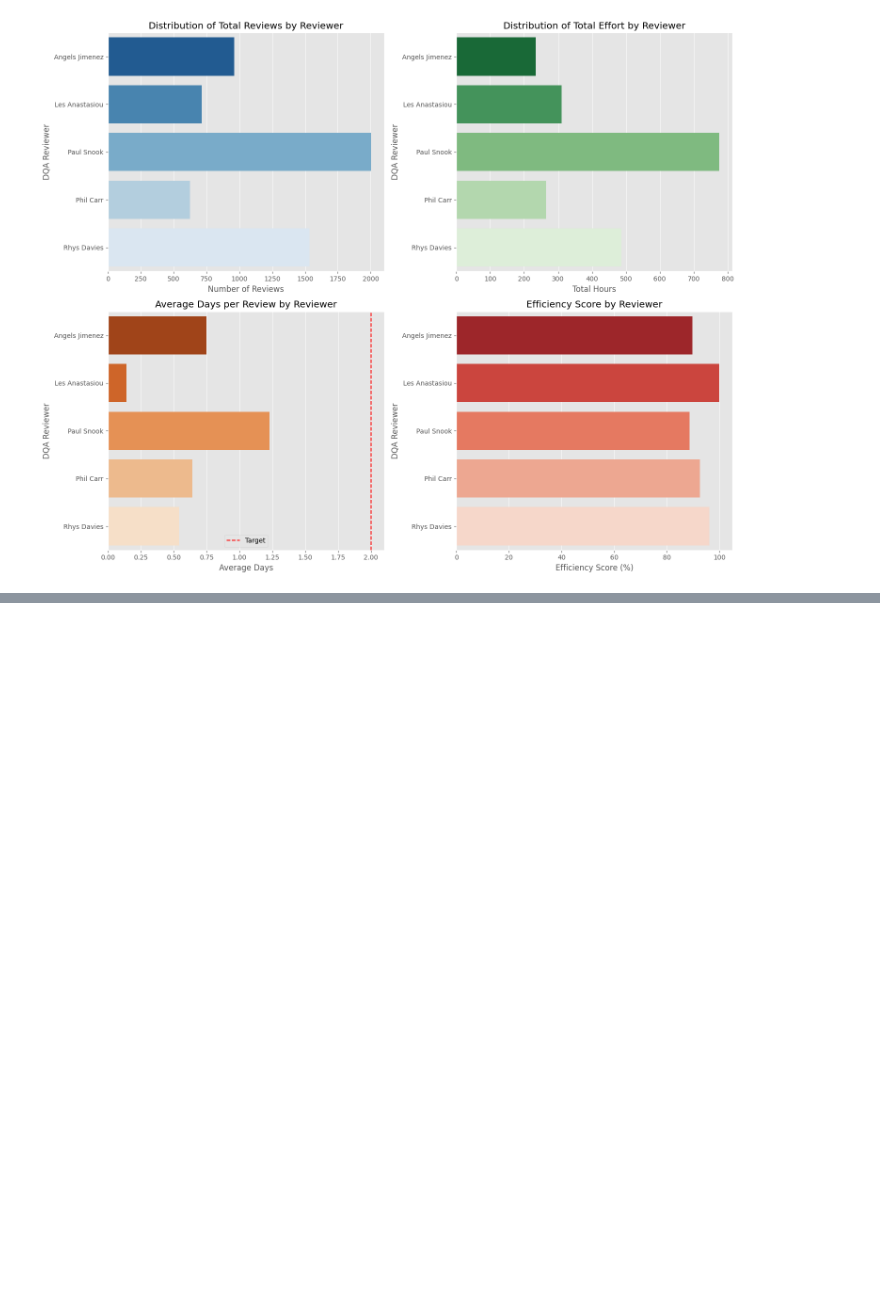
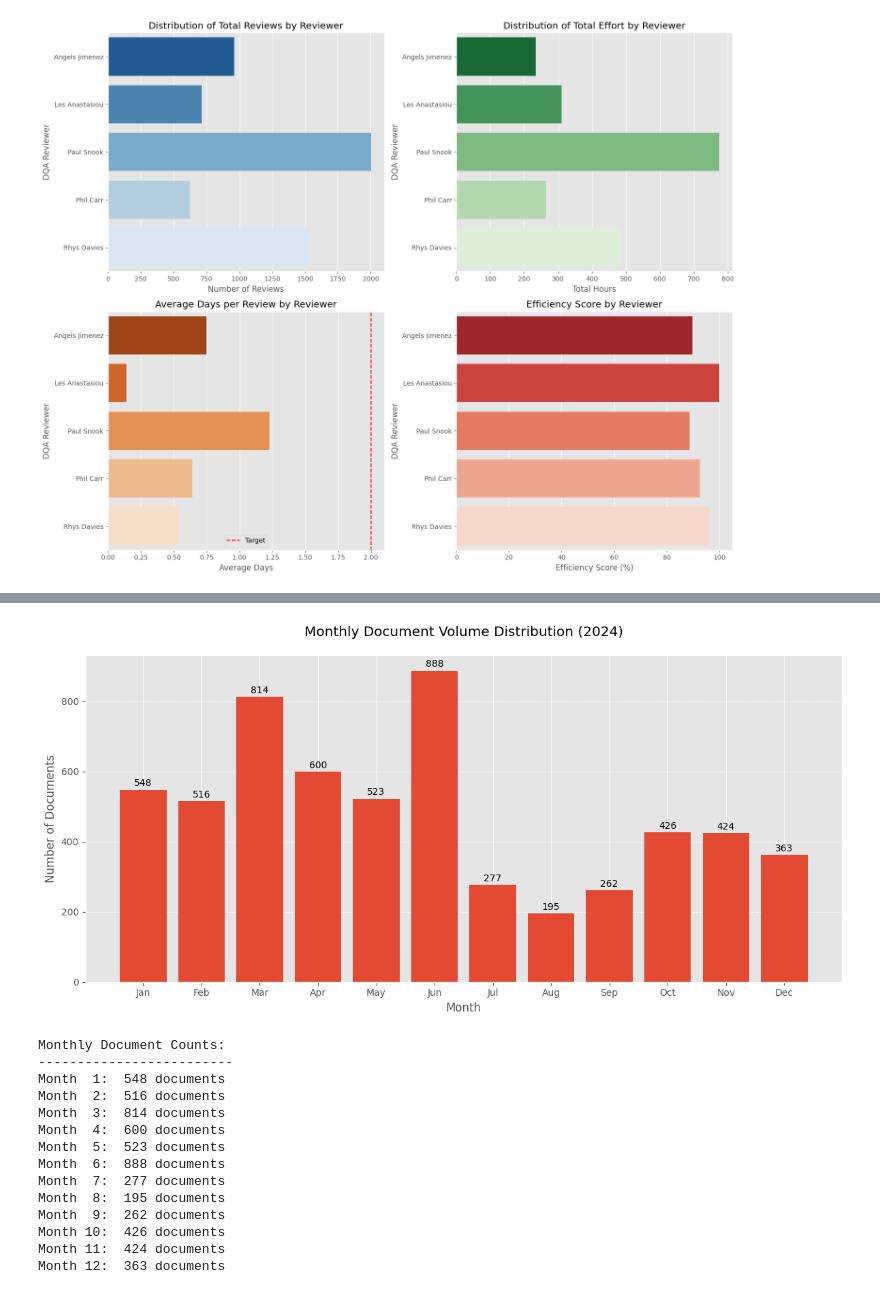
Before and after one commit to marcus-furius/Six-Sigma-Data-with-Python, a Jupyter notebook: src/advanced/dqa_detailed_analysis.ipynb, the cells around one changed output, grey strips where cells are left out. Cells and saved outputs as stored; diff of their text form; code cells hidden in the pictures; blank space fills up the shorter version.

```diff
--- a/src/advanced/dqa_detailed_analysis.ipynb
+++ b/src/advanced/dqa_detailed_analysis.ipynb
@@ -756,0 +918,46 @@ plt.show()
+# %%
+# Create bar plot of monthly document volume
+plt.figure(figsize=(12, 6))
+plt.bar(range(1, 13), monthly_volume.values)
+
+# Customize the plot
+plt.title('Monthly Document Volume Distribution (2024)', pad=20)
+plt.xlabel('Month')
+plt.ylabel('Number of Documents')
+
+# Set x-axis labels to month names
+plt.xticks(range(1, 13),
+           ['Jan', 'Feb', 'Mar', 'Apr', 'May', 'Jun',
+            'Jul', 'Aug', 'Sep', 'Oct', 'Nov', 'Dec'])
+
+# Add value labels on top of each bar
+for i, v in enumerate(monthly_volume.values):
+    plt.text(i + 1, v + 10, str(v), ha='center')
+
+# Add grid for better readability
+plt.grid(True, axis='y', linestyle='--', alpha=0.7)
+
+plt.tight_layout()
+plt.show()
+
+# Print monthly totals
+print("\nMonthly Document Counts:")
+print("-" * 25)
+for month, count in enumerate(monthly_volume.values, 1):
+    print(f"Month {month:2d}: {count:4d} documents")
+# %% [output]
+[figure, added]
+Monthly Document Counts:
+-------------------------
+Month  1:  548 documents
+Month  2:  516 documents
+Month  3:  814 documents
+Month  4:  600 documents
+Month  5:  523 documents
+Month  6:  888 documents
+Month  7:  277 documents
+Month  8:  195 documents
+Month  9:  262 documents
+Month 10:  426 documents
+Month 11:  424 documents
+Month 12:  363 documents
```
Also changed, not shown: parts of 11 cells of this notebook, 28 other files.
